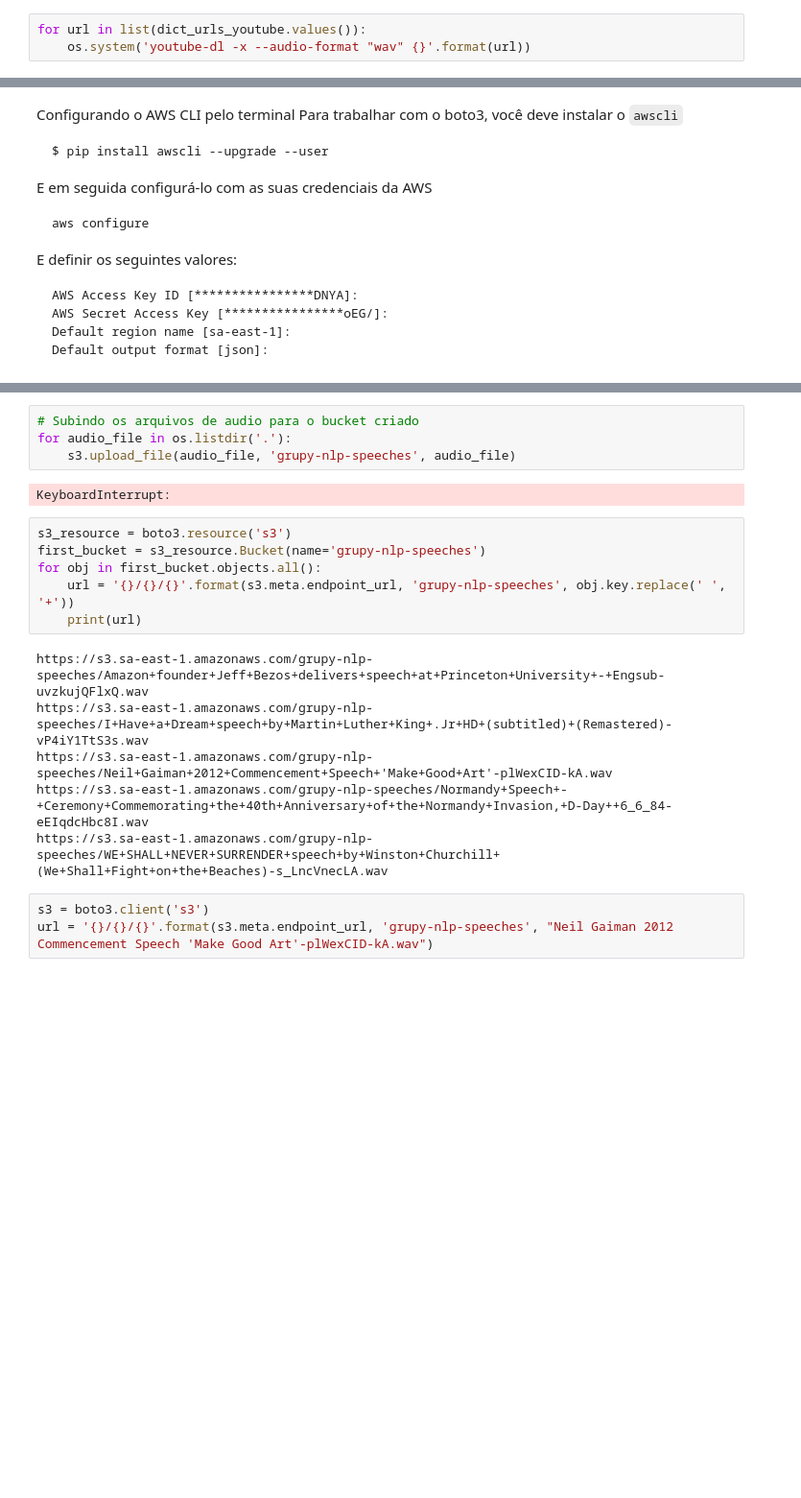
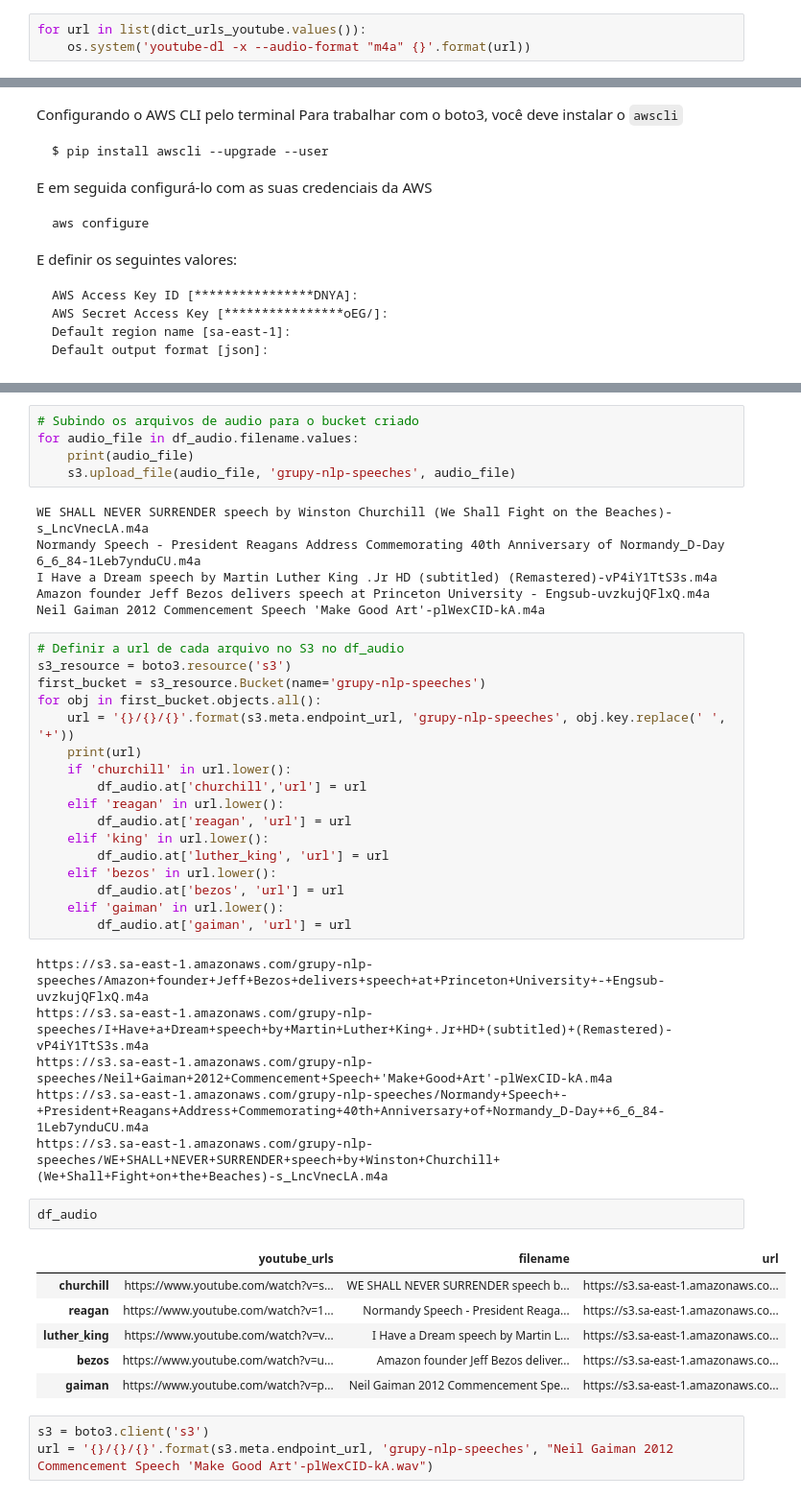
Before and after one commit to GabrielSGoncalves/nlp_aws, a Jupyter notebook: NLP_usando_AWS.ipynb, the cells around one changed output, grey strips where cells are left out. Shown at 96% size. Drawn from its saved outputs; the diff is of its cells as text; blank space fills up the shorter version.

```diff
--- a/NLP_usando_AWS.ipynb
+++ b/NLP_usando_AWS.ipynb
@@ -49,7 +47,7 @@ dict_urls_youtube = {
     'gaiman': 'https://www.youtube.com/watch?v=plWexCID-kA'}
 # %%
 for url in list(dict_urls_youtube.values()):
-    os.system('youtube-dl -x --audio-format "wav" {}'.format(url))
+    os.system('youtube-dl -x --audio-format "m4a" {}'.format(url))
 # %%
 df_audio = pd.DataFrame.from_dict(dict_urls_youtube, orient='index', columns=['youtube_urls'])
 # %%
@@ -154,21 +156,46 @@ WE SHALL NEVER SURRENDER speech by Winston Churchill (We Shall Fight on the Beac
 # %%
 # Subindo os arquivos de audio para o bucket criado
-for audio_file in os.listdir('.'):
+for audio_file in df_audio.filename.values:
+    print(audio_file)
     s3.upload_file(audio_file, 'grupy-nlp-speeches', audio_file)
 # %% [output]
-KeyboardInterrupt:
+WE SHALL NEVER SURRENDER speech by Winston Churchill (We Shall Fight on the Beaches)-s_LncVnecLA.m4a
+Normandy Speech - President Reagans Address Commemorating 40th Anniversary of Normandy_D-Day  6_6_84-1Leb7ynduCU.m4a
+I Have a Dream speech by Martin Luther King .Jr HD (subtitled) (Remastered)-vP4iY1TtS3s.m4a
+Amazon founder Jeff Bezos delivers speech at Princeton University - Engsub-uvzkujQFlxQ.m4a
+Neil Gaiman 2012 Commencement Speech 'Make Good Art'-plWexCID-kA.m4a
 # %%
+# Definir a url de cada arquivo no S3 no df_audio
 s3_resource = boto3.resource('s3')
 first_bucket = s3_resource.Bucket(name='grupy-nlp-speeches')
 for obj in first_bucket.objects.all():
     url = '{}/{}/{}'.format(s3.meta.endpoint_url, 'grupy-nlp-speeches', obj.key.replace(' ', '+'))
     print(url)
+    if 'churchill' in url.lower():
+        df_audio.at['churchill','url'] = url
+    elif 'reagan' in url.lower():
+        df_audio.at['reagan', 'url'] = url
+    elif 'king' in url.lower():
+        df_audio.at['luther_king', 'url'] = url
+    elif 'bezos' in url.lower():
+        df_audio.at['bezos', 'url'] = url
+    elif 'gaiman' in url.lower():
+        df_audio.at['gaiman', 'url'] = url
 # %% [output]
-https://s3.sa-east-1.amazonaws.com/grupy-nlp-speeches/Amazon+founder+Jeff+Bezos+delivers+speech+at+Princeton+University+-+Engsub-uvzkujQFlxQ.wav
-https://s3.sa-east-1.amazonaws.com/grupy-nlp-speeches/I+Have+a+Dream+speech+by+Martin+Luther+King+.Jr+HD+(subtitled)+(Remastered)-vP4iY1TtS3s.wav
-https://s3.sa-east-1.amazonaws.com/grupy-nlp-speeches/Neil+Gaiman+2012+Commencement+Speech+'Make+Good+Art'-plWexCID-kA.wav
-https://s3.sa-east-1.amazonaws.com/grupy-nlp-speeches/Normandy+Speech+-+Ceremony+Commemorating+the+40th+Anniversary+of+the+Normandy+Invasion,+D-Day++6_6_84-eEIqdcHbc8I.wav
-https://s3.sa-east-1.amazonaws.com/grupy-nlp-speeches/WE+SHALL+NEVER+SURRENDER+speech+by+Winston+Churchill+(We+Shall+Fight+on+the+Beaches)-s_LncVnecLA.wav
+https://s3.sa-east-1.amazonaws.com/grupy-nlp-speeches/Amazon+founder+Jeff+Bezos+delivers+speech+at+Princeton+University+-+Engsub-uvzkujQFlxQ.m4a
+https://s3.sa-east-1.amazonaws.com/grupy-nlp-speeches/I+Have+a+Dream+speech+by+Martin+Luther+King+.Jr+HD+(subtitled)+(Remastered)-vP4iY1TtS3s.m4a
+https://s3.sa-east-1.amazonaws.com/grupy-nlp-speeches/Neil+Gaiman+2012+Commencement+Speech+'Make+Good+Art'-plWexCID-kA.m4a
+https://s3.sa-east-1.amazonaws.com/grupy-nlp-speeches/Normandy+Speech+-+President+Reagans+Address+Commemorating+40th+Anniversary+of+Normandy_D-Day++6_6_84-1Leb7ynduCU.m4a
+https://s3.sa-east-1.amazonaws.com/grupy-nlp-speeches/WE+SHALL+NEVER+SURRENDER+speech+by+Winston+Churchill+(We+Shall+Fight+on+the+Beaches)-s_LncVnecLA.m4a
+# %%
+df_audio
+# %% [output]
+|  | youtube_urls | filename | url |
+| churchill | https://www.youtube.com/watch?v=s... | WE SHALL NEVER SURRENDER speech b... | https://s3.sa-east-1.amazonaws.co... |
+| reagan | https://www.youtube.com/watch?v=1... | Normandy Speech - President Reaga... | https://s3.sa-east-1.amazonaws.co... |
+| luther_king | https://www.youtube.com/watch?v=v... | I Have a Dream speech by Martin L... | https://s3.sa-east-1.amazonaws.co... |
+| bezos | https://www.youtube.com/watch?v=u... | Amazon founder Jeff Bezos deliver... | https://s3.sa-east-1.amazonaws.co... |
+| gaiman | https://www.youtube.com/watch?v=p... | Neil Gaiman 2012 Commencement Spe... | https://s3.sa-east-1.amazonaws.co... |
 # %%
 s3 = boto3.client('s3')
 url = '{}/{}/{}'.format(s3.meta.endpoint_url, 'grupy-nlp-speeches', "Neil Gaiman 2012 Commencement Speech 'Make Good Art'-plWexCID-kA.wav")
```
Also changed, not shown: parts of 10 cells of this notebook.
